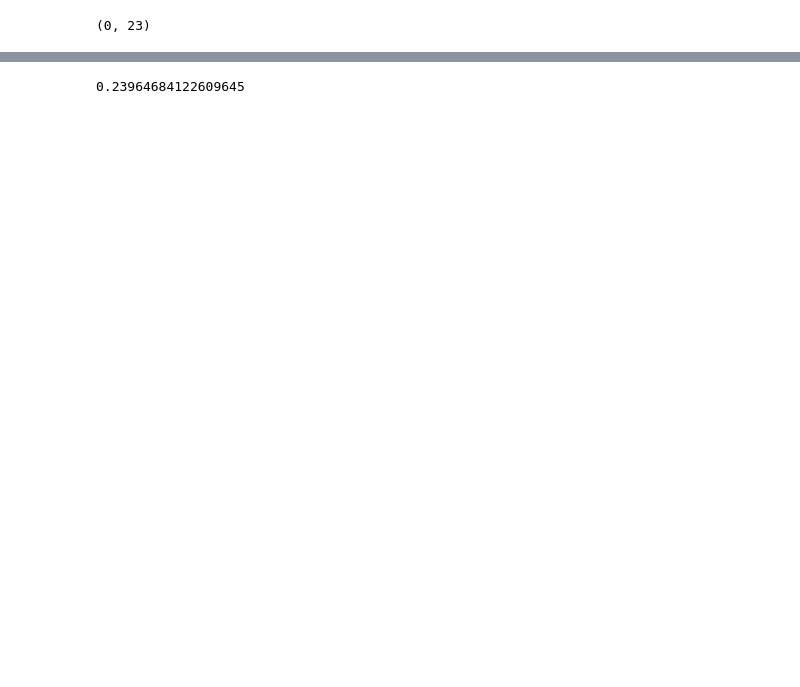
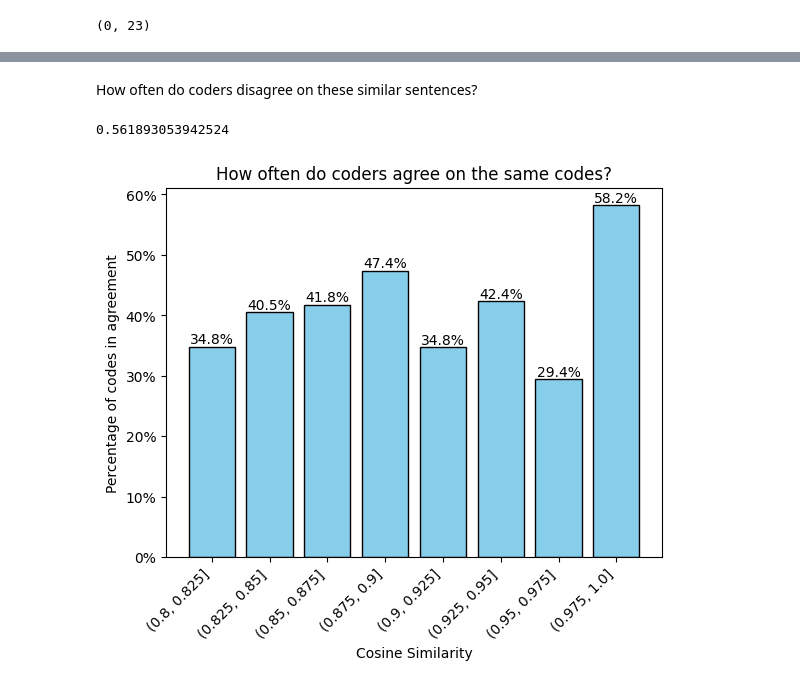
Before and after one commit to k-hanlon/ADS_manifesto_thesis, a Jupyter notebook: cosine_similarity_analysis.ipynb, the cells around one changed output, grey strips where cells are left out. Saved outputs shown, nothing was run; the diff lists cells and outputs as text; code cells hidden in the pictures; blank space fills up the shorter version.

```diff
--- a/cosine_similarity_analysis.ipynb
+++ b/cosine_similarity_analysis.ipynb
@@ -55,0 +97,15 @@ cosine_sim_df[cosine_sim_df["cosine_similarity"] < 0].shape
+# %%
+# Remove all rows where both codes are -1; here the coders agree that it is not a topic that needs to be coded, likely just formating etc.
+#cosine_sim_df = cosine_sim_df[(cosine_sim_df['main_codes_x'] != -1) | (cosine_sim_df['main_codes_y'] != -1)]
+# same thing for both codes 0
+#cosine_sim_df = cosine_sim_df[(cosine_sim_df['main_codes_x'] != 0) | (cosine_sim_df['main_codes_y'] != 0)]
+
+
+# and now also where one is -1 and one is 0: the coders agree, there is no meaning in this
+
+# This does it all in one: removes all rows where both codes are either 0 or -1:
+cosine_sim_df = cosine_sim_df[~(((cosine_sim_df['main_codes_x'] == -1) | (cosine_sim_df['main_codes_x'] == 0)) & (
+    (cosine_sim_df['main_codes_y'] == -1) | (cosine_sim_df['main_codes_y'] == 0)))]
+
+
+cosine_sim_df.shape
@@ -56,6 +142,41 @@ cosine_sim_df[cosine_sim_df["cosine_similarity"] < 0].shape
+# %% [markdown]
+How often do coders disagree on these similar sentences?
+# %%
+# add a column that indicates if coders agreed
+cosine_sim_df["in_agreement"] = cosine_sim_df['main_codes_x'] == cosine_sim_df['main_codes_y']
 # %%
 # How often are codes not equal?
-len(cosine_sim_df[cosine_sim_df['main_codes_x'] != cosine_sim_df['main_codes_y']])/cosine_sim_df.shape[0]
-# --> about 24% of the similar codes (>0.8) are not equal, needs a closer look of course.
+1 - sum(cosine_sim_df["in_agreement"])/cosine_sim_df.shape[0]
 # %% [output]
-0.23964684122609645
+0.561893053942524
+# %%
+# Define the bins for column A
+plot_df = cosine_sim_df.copy()
+
+bins = [0.8, 0.825, 0.85, 0.875, 0.9, 0.925, 0.95, 0.975, 1.0]
+
+# Create a new column 'Bin' which indicates the bin that each value in column A falls into
+plot_df['Bin'] = pd.cut(plot_df['cosine_similarity'], bins)
+
+# Calculate the percentage of True values in each bin
+bin_percentages = plot_df.groupby('Bin')['in_agreement'].mean() * 100
+
+# Create a bar plot
+bars = plt.bar(bin_percentages.index.astype(str), bin_percentages, color='skyblue', edgecolor='black')
+
+# Add percentage labels above the bars
+for bar, percentage in zip(bars, bin_percentages):
+    plt.text(bar.get_x() + bar.get_width() / 2, bar.get_height(), f'{percentage:.1f}%',
+             ha='center', va='bottom', fontsize=10)
+
+# Add labels and title
+plt.xlabel('Cosine Similarity')
+plt.ylabel('Percentage of codes in agreement')
+plt.title('How often do coders agree on the same codes?')
+plt.xticks(rotation=45, ha='right')  # Rotate x-axis labels for better visibility
+# Add '%' sign to the y-axis labels
+plt.gca().set_yticklabels(['{:.0f}%'.format(x) for x in plt.gca().get_yticks()])
+
+plt.show()
+# %% [output]
+[figure, added]
```
Also changed, not shown: parts of 21 cells of this notebook.
